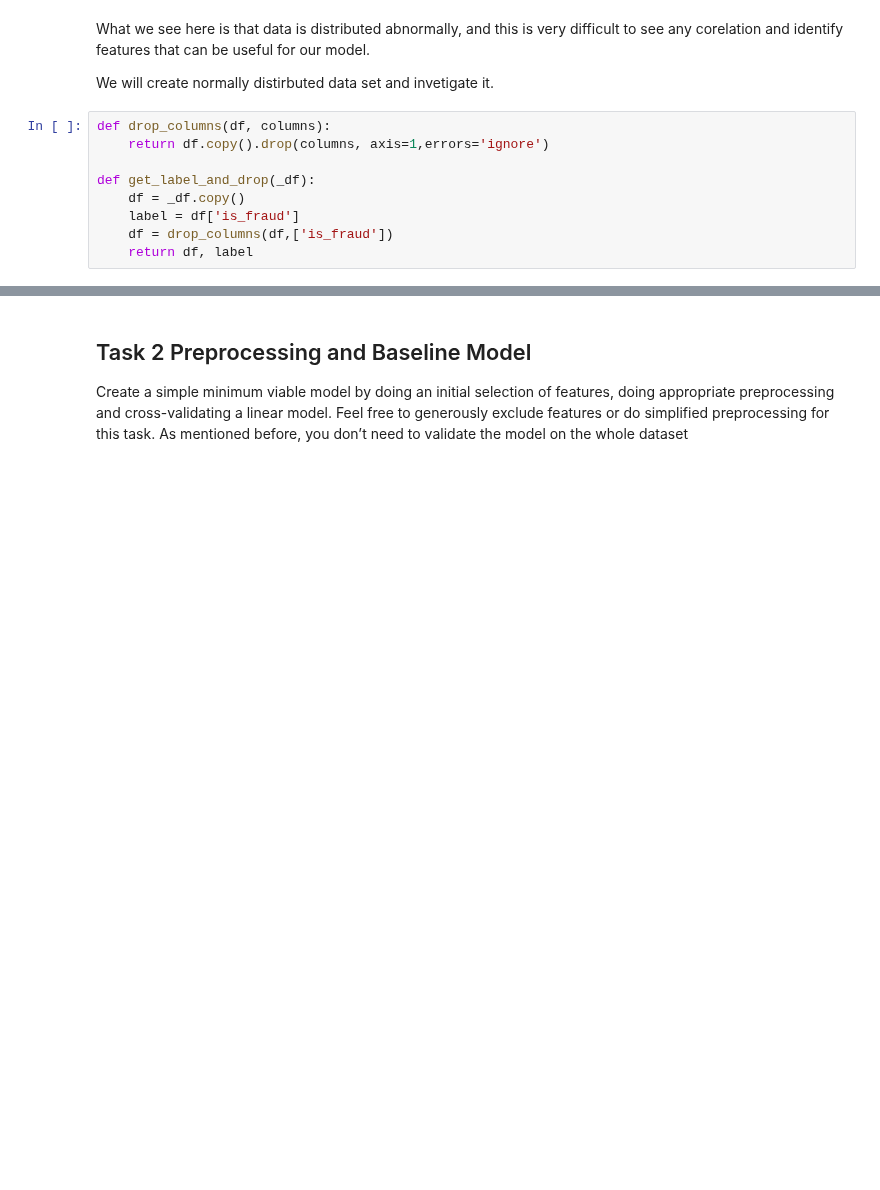
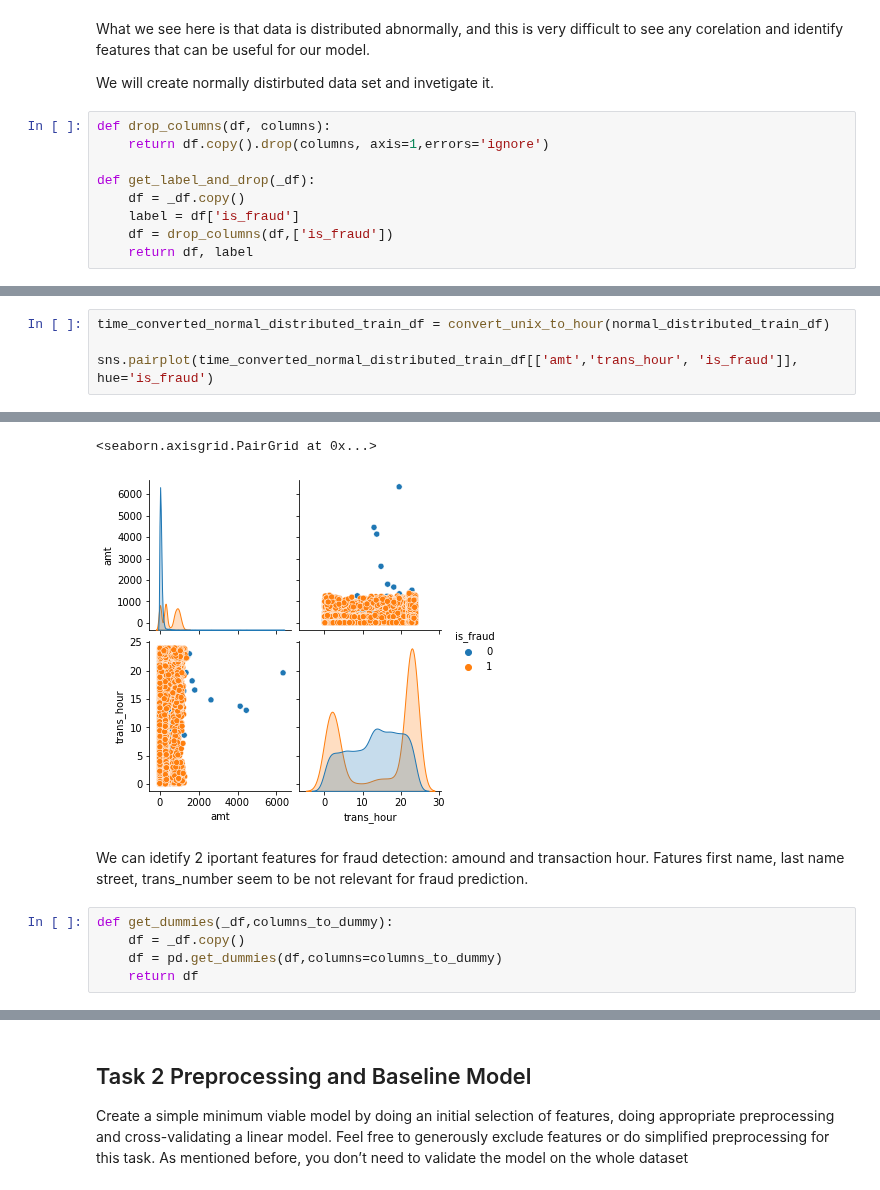
Before and after one commit to sashaaKr/master-of-science, a Jupyter notebook: semester_2/Advanced_Topics_in_Machine_Learning/assignment_2/Advanced Machine Learning - HW #2.ipynb, the cells around one changed output, grey strips where cells are left out. Cells and saved outputs as stored; diff of their text form; blank space fills up the shorter version.

```diff
--- a/semester_2/Advanced_Topics_in_Machine_Learning/assignment_2/Advanced Machine Learning - HW #2.ipynb
+++ b/semester_2/Advanced_Topics_in_Machine_Learning/assignment_2/Advanced Machine Learning - HW #2.ipynb
@@ -212,0 +255,5 @@ NameError: name 'RandomUnderSampler' is not defined
+# %%
+time_converted_normal_distributed_train_df = convert_unix_to_hour(normal_distributed_train_df)
+
+sns.pairplot(time_converted_normal_distributed_train_df[['amt','trans_hour', 'is_fraud']], hue='is_fraud')
+# %% [output]
@@ -212,0 +261,10 @@ NameError: name 'RandomUnderSampler' is not defined
+<seaborn.axisgrid.PairGrid at 0x...>
+[figure, added]
+# %% [markdown]
+We can idetify 2 iportant features for fraud detection: amound and transaction hour.
+Fatures first name, last name street, trans_number seem to be not relevant for fraud prediction.
+# %%
+def get_dummies(_df,columns_to_dummy):
+    df = _df.copy()
+    df = pd.get_dummies(df,columns=columns_to_dummy)
+    return df
```
Also changed, not shown: parts of 29 cells of this notebook.
